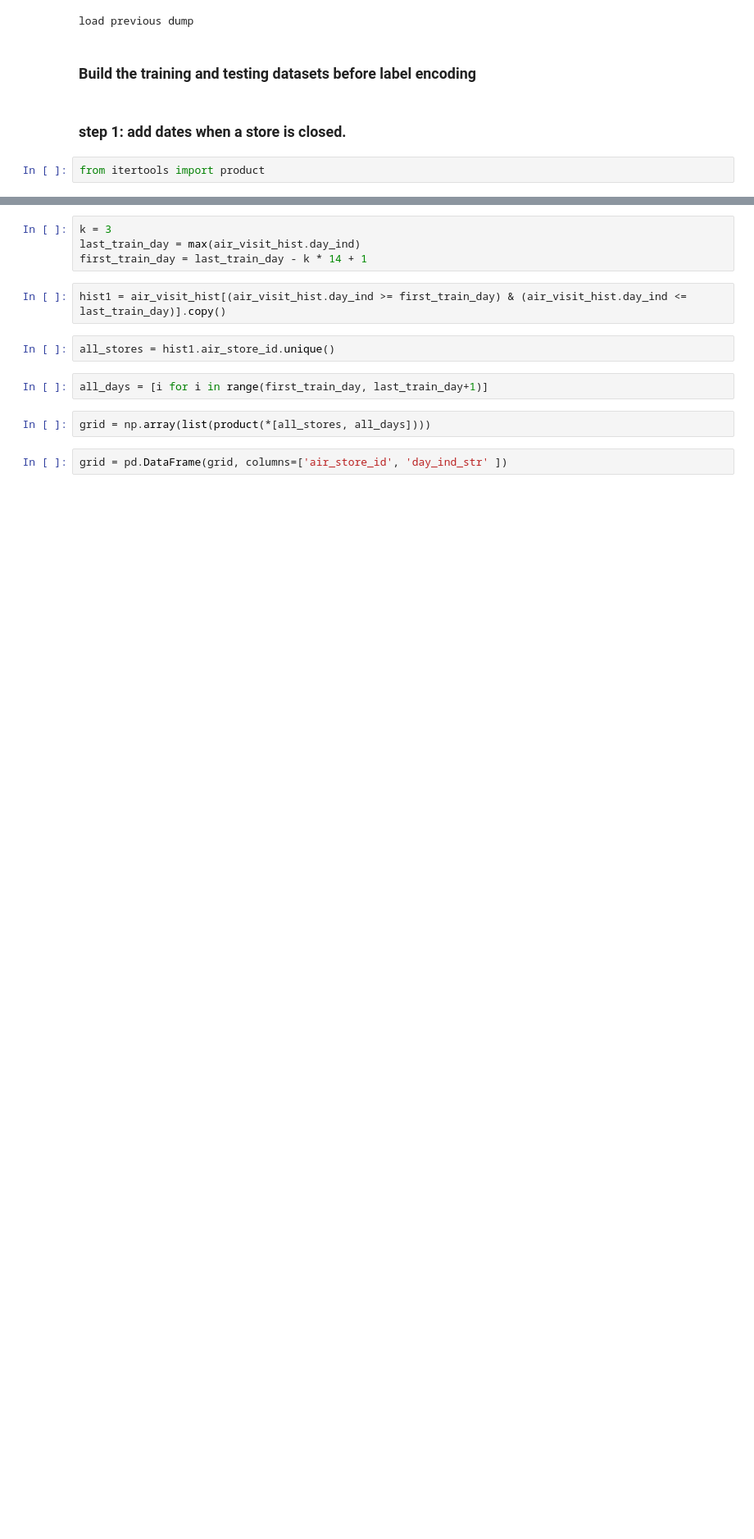
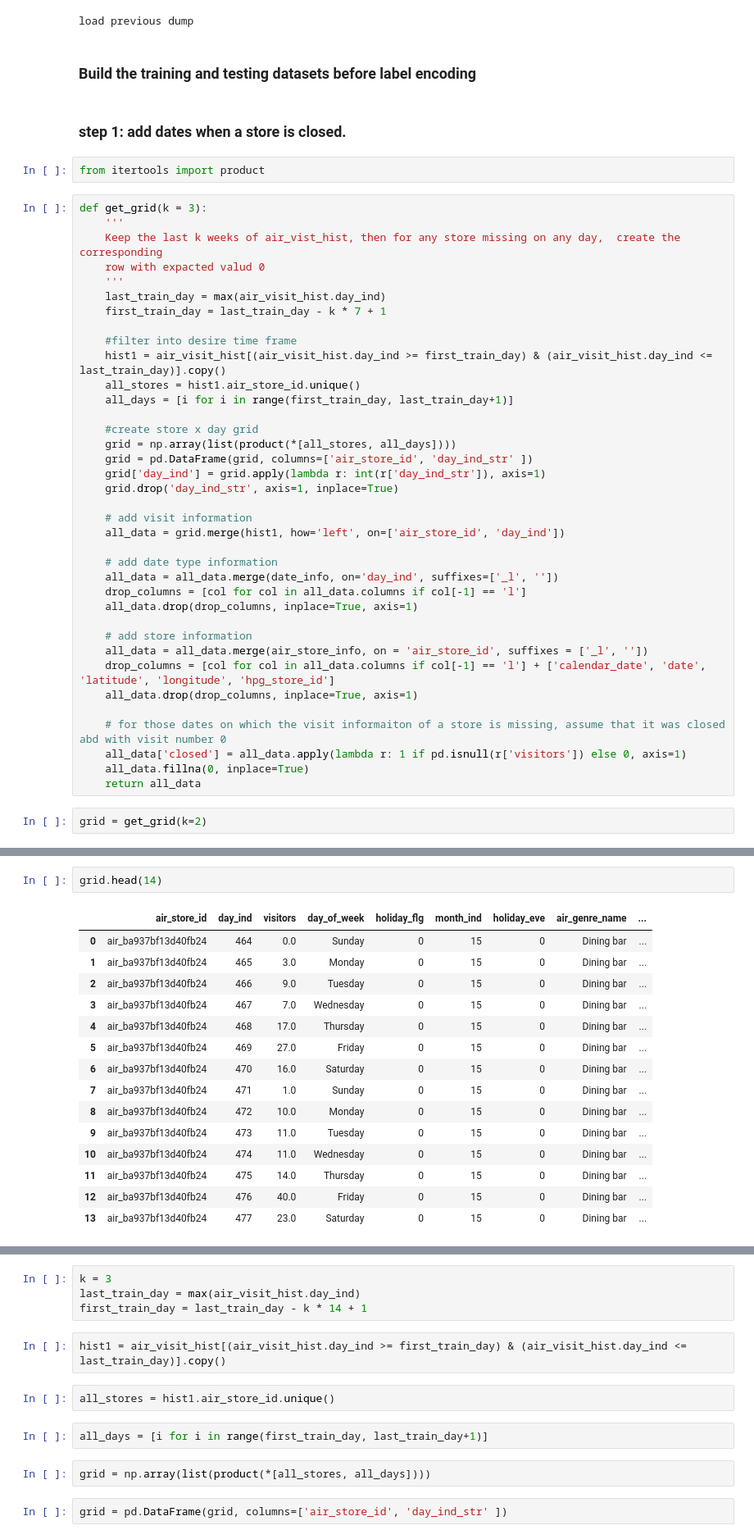
Before and after one commit to anhualin/MyLearning, a Jupyter notebook: Kaggle/Recruit_Holding/Submission2.ipynb, the cells around one changed output, grey strips where cells are left out. Shown at 82% size. Saved outputs shown, nothing was run; the diff lists cells and outputs as text; blank space fills up the shorter version.

```diff
--- a/Kaggle/Recruit_Holding/Submission2.ipynb
+++ b/Kaggle/Recruit_Holding/Submission2.ipynb
@@ -48,3 +48,42 @@ load previous dump
 ### step 1: add dates when a store is closed.
 # %%
 from itertools import product
+# %%
+def get_grid(k = 3):
+    '''
+    Keep the last k weeks of air_vist_hist, then for any store missing on any day,  create the corresponding
+    row with expacted valud 0
+    '''
+    last_train_day = max(air_visit_hist.day_ind)
+    first_train_day = last_train_day - k * 7 + 1
+
+    #filter into desire time frame
+    hist1 = air_visit_hist[(air_visit_hist.day_ind >= first_train_day) & (air_visit_hist.day_ind <= last_train_day)].copy()
+    all_stores = hist1.air_store_id.unique()
+    all_days = [i for i in range(first_train_day, last_train_day+1)]
+
+    #create store x day grid
+    grid = np.array(list(product(*[all_stores, all_days])))
+    grid = pd.DataFrame(grid, columns=['air_store_id', 'day_ind_str' ])
+    grid['day_ind'] = grid.apply(lambda r: int(r['day_ind_str']), axis=1)
+    grid.drop('day_ind_str', axis=1, inplace=True)
+
+    # add visit information
+    all_data = grid.merge(hist1, how='left', on=['air_store_id', 'day_ind'])
+
+    # add date type information
+    all_data = all_data.merge(date_info, on='day_ind', suffixes=['_l', ''])
+    drop_columns = [col for col in all_data.columns if col[-1] == 'l']
+    all_data.drop(drop_columns, inplace=True, axis=1)
+
+    # add store information
+    all_data = all_data.merge(air_store_info, on = 'air_store_id', suffixes = ['_l', ''])
+    drop_columns = [col for col in all_data.columns if col[-1] == 'l'] + ['calendar_date', 'date', 'latitude', 'longitude', 'hpg_store_id']
+    all_data.drop(drop_columns, inplace=True, axis=1)
+
+    # for those dates on which the visit informaiton of a store is missing, assume that it was closed abd with visit number 0
+    all_data['closed'] = all_data.apply(lambda r: 1 if pd.isnull(r['visitors']) else 0, axis=1)
+    all_data.fillna(0, inplace=True)
+    return all_data
+# %%
+grid = get_grid(k=2)
@@ -50,0 +136,18 @@ from itertools import product
+# %%
+grid.head(14)
+# %% [output]
+|  | air_store_id | day_ind | visitors | day_of_week | holiday_flg | month_ind | holiday_eve | air_genre_name | ... |
+| 0 | air_ba937bf13d40fb24 | 464 | 0.0 | Sunday | 0 | 15 | 0 | Dining bar | ... |
+| 1 | air_ba937bf13d40fb24 | 465 | 3.0 | Monday | 0 | 15 | 0 | Dining bar | ... |
+| 2 | air_ba937bf13d40fb24 | 466 | 9.0 | Tuesday | 0 | 15 | 0 | Dining bar | ... |
+| 3 | air_ba937bf13d40fb24 | 467 | 7.0 | Wednesday | 0 | 15 | 0 | Dining bar | ... |
+| 4 | air_ba937bf13d40fb24 | 468 | 17.0 | Thursday | 0 | 15 | 0 | Dining bar | ... |
+| 5 | air_ba937bf13d40fb24 | 469 | 27.0 | Friday | 0 | 15 | 0 | Dining bar | ... |
+| 6 | air_ba937bf13d40fb24 | 470 | 16.0 | Saturday | 0 | 15 | 0 | Dining bar | ... |
+| 7 | air_ba937bf13d40fb24 | 471 | 1.0 | Sunday | 0 | 15 | 0 | Dining bar | ... |
+| 8 | air_ba937bf13d40fb24 | 472 | 10.0 | Monday | 0 | 15 | 0 | Dining bar | ... |
+| 9 | air_ba937bf13d40fb24 | 473 | 11.0 | Tuesday | 0 | 15 | 0 | Dining bar | ... |
+| 10 | air_ba937bf13d40fb24 | 474 | 11.0 | Wednesday | 0 | 15 | 0 | Dining bar | ... |
+| 11 | air_ba937bf13d40fb24 | 475 | 14.0 | Thursday | 0 | 15 | 0 | Dining bar | ... |
+| 12 | air_ba937bf13d40fb24 | 476 | 40.0 | Friday | 0 | 15 | 0 | Dining bar | ... |
+| 13 | air_ba937bf13d40fb24 | 477 | 23.0 | Saturday | 0 | 15 | 0 | Dining bar | ... |
```
Also changed, not shown: parts of 20 cells of this notebook.
